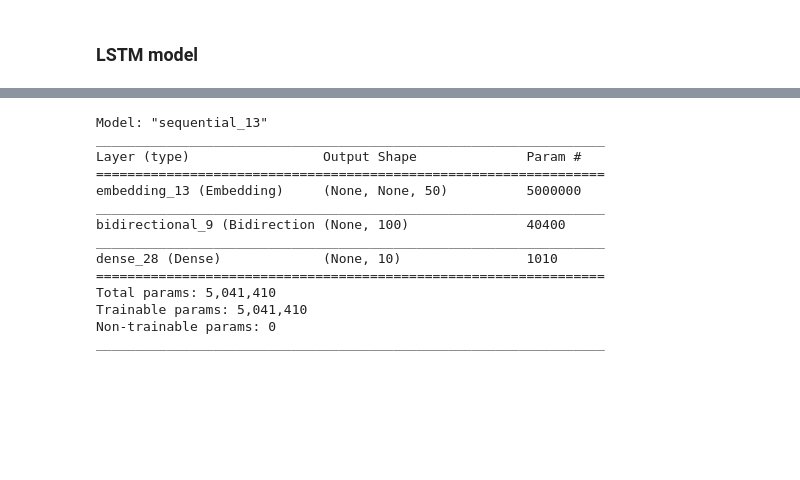
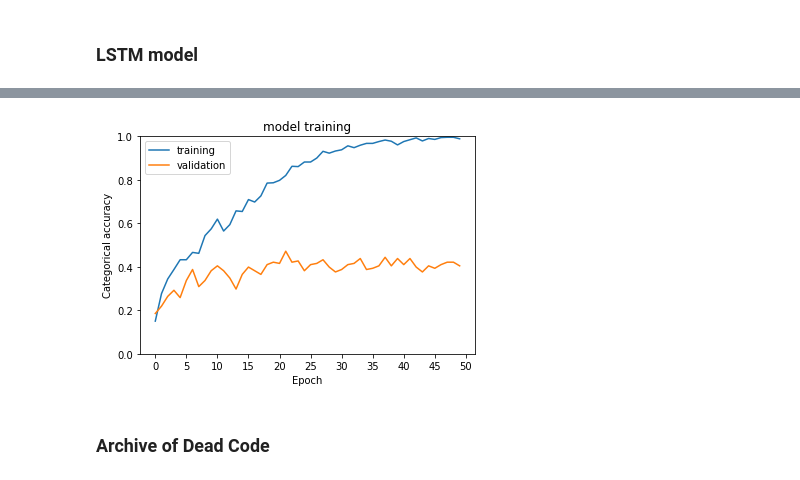
Before and after one commit to dmougouei/ValueTube, a Jupyter notebook: backend/youtube-api-caller/model_experimentation.ipynb, the cells around one changed output, grey strips where cells are left out. Saved outputs shown, nothing was run; the diff lists cells and outputs as text; code cells hidden in the pictures; blank space fills up the shorter version.

```diff
--- a/backend/youtube-api-caller/model_experimentation.ipynb
+++ b/backend/youtube-api-caller/model_experimentation.ipynb
@@ -196,0 +255,10 @@ Now we need to create our dataset, 5000 words is too much for an LSTM so I'll fi
+# %%
+model = tf.keras.Sequential()
+model.add(Bidirectional(LSTM(50, activation='tanh', dropout=0.2, recurrent_dropout=0.2, input_shape = (None, sample_length, embedding_size))))
+model.add(Dense(y_train.shape[1], activation='softmax'))
+model.compile(optimizer = "adam", loss = "categorical_crossentropy", metrics = ['CategoricalAccuracy'])
+# %%
+# train model
+history = model.fit(X_train, y_train,
+     batch_size = 8, epochs = 50,
+     validation_data = (X_test, y_test))
@@ -196,0 +283,6 @@ Now we need to create our dataset, 5000 words is too much for an LSTM so I'll fi
+# %%
+plot_training(history, 0, 1)
+# %% [output]
+[figure, added]
+# %% [markdown]
+### Archive of Dead Code
@@ -215,21 +311,0 @@ X_train, X_test = lstm_dataset(X_train, X_test, 5000, max_words)
-# %%
-model = tf.keras.Sequential()
-model.add(Embedding(max_words, 50))
-model.add(Bidirectional(LSTM(50, activation='tanh', dropout=0.5, recurrent_dropout=0.5)))
-model.add(Dense(y_train.shape[1], activation='softmax'))
-model.summary()
-# %% [output]
-Model: "sequential_13"
-_________________________________________________________________
-Layer (type)                 Output Shape              Param #
-=================================================================
-embedding_13 (Embedding)     (None, None, 50)          5000000
-_________________________________________________________________
-bidirectional_9 (Bidirection (None, 100)               40400
-_________________________________________________________________
-dense_28 (Dense)             (None, 10)                1010
-=================================================================
-Total params: 5,041,410
-Trainable params: 5,041,410
-Non-trainable params: 0
-_________________________________________________________________
```
Also changed, not shown: parts of 24 cells of this notebook.
